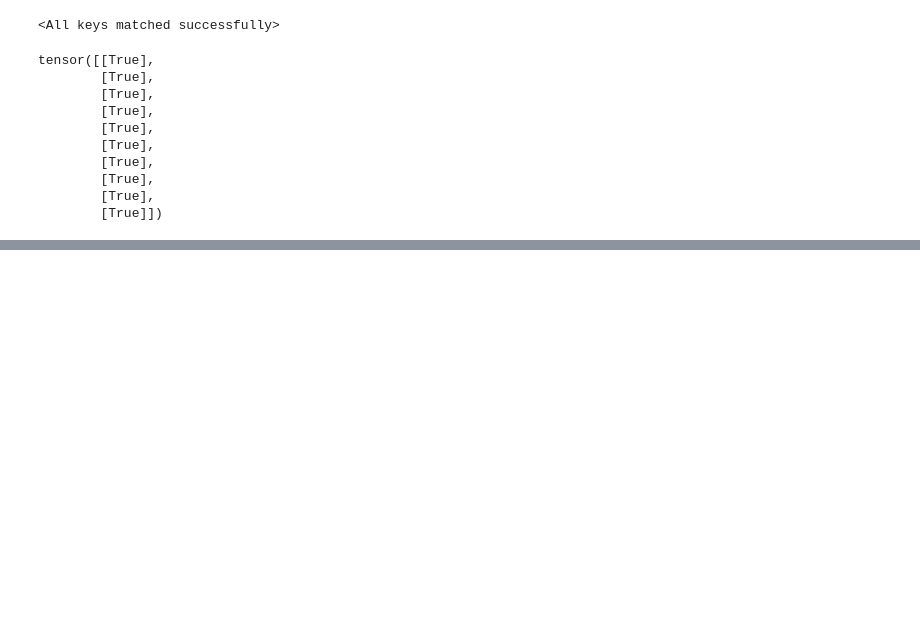
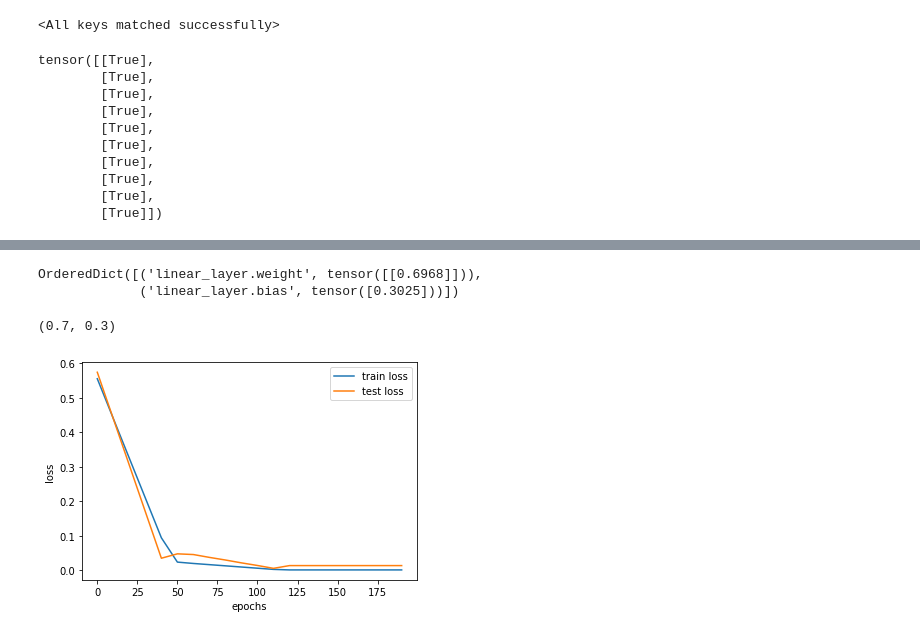
Before and after one commit to pusapatiakhilraju/Pytorch-Neural-Net-Classification, a Jupyter notebook: Pytorch Workflow.ipynb, the cells around one changed output, grey strips where cells are left out. Saved outputs shown, nothing was run; the diff lists cells and outputs as text; code cells hidden in the pictures; blank space fills up the shorter version.

Commit message:
Improved Code to consider nn.Linear layer

```diff
--- a/Pytorch Workflow.ipynb
+++ b/Pytorch Workflow.ipynb
@@ -269,0 +274,13 @@ tensor([[True],
+# %%
+class LinearregressionClassV2(torch.nn.Module):
+    def __init__(self):
+        super().__init__()
+        self.linear_layer = torch.nn.Linear(in_features=1, out_features= 1)
+
+    def forward(self, x: torch.tensor) -> torch.tensor:
+        return self.linear_layer(x)
+# %%
+# set manaul_seed
+torch.manual_seed(42)
+model_1 = LinearregressionClassV2()
+model_1.state_dict()
@@ -269,0 +290,4 @@ tensor([[True],
+# %%
+loss_fn2 = torch.nn.L1Loss()
+
+optim2 = torch.optim.SGD(params = model_1.parameters(), lr= 0.01)
@@ -269,0 +358,18 @@ tensor([[True],
+# %%
+model_1.state_dict()
+# %% [output]
+OrderedDict([('linear_layer.weight', tensor([[0.6968]])),
+             ('linear_layer.bias', tensor([0.3025]))])
+# %%
+weights, bias
+# %% [output]
+(0.7, 0.3)
+# %%
+import numpy as np
+plt.plot(epoch_values_2, np.array(torch.tensor(train_loss_values_2).numpy()), label= "train loss")
+plt.plot(epoch_values_2, np.array(torch.tensor(test_loss_values_2).numpy()), label= "test loss")
+plt.xlabel("epochs")
+plt.ylabel("loss")
+plt.legend();
+# %% [output]
+[figure, added]
```
Also changed, not shown: parts of 5 cells of this notebook.
